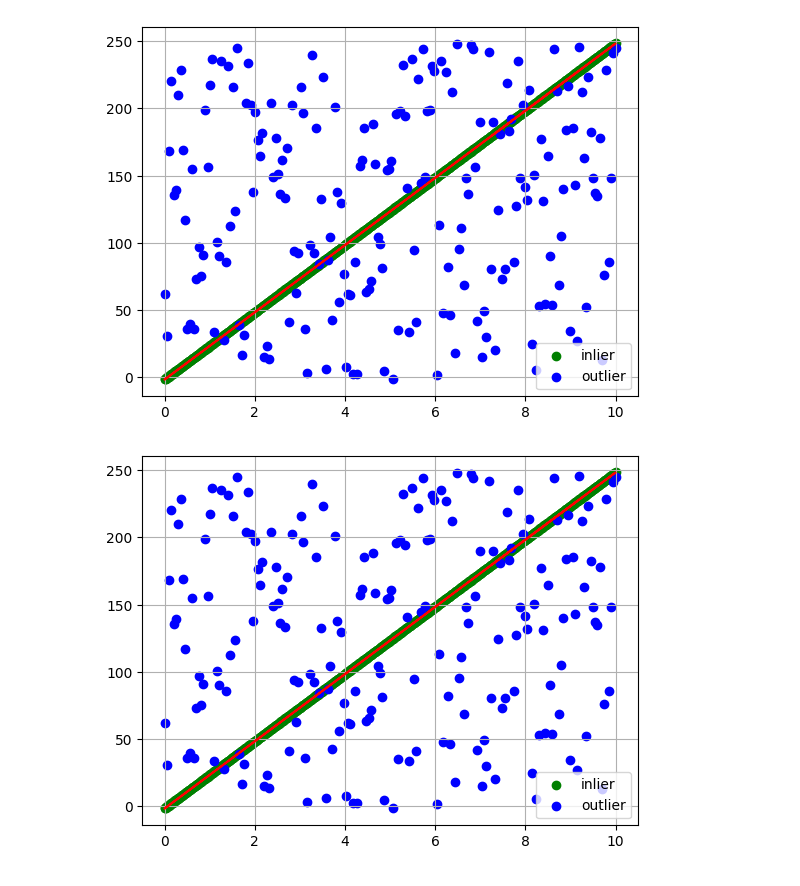
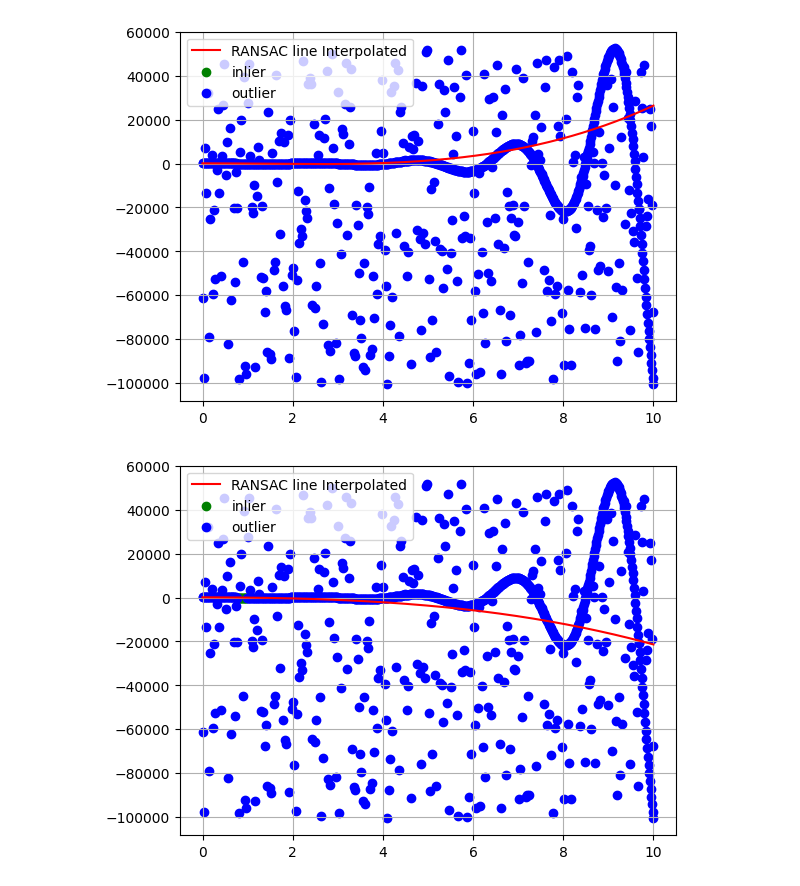
Before and after one commit to B3aRrrr/ML_Set_2, a Jupyter notebook: LAB_RANSAC/test.ipynb, the cells around one changed output. Drawn from its saved outputs; the diff is of its cells as text; code cells hidden in the pictures.

Commit message:
Fixed RANSAC's ploting

```diff
--- a/LAB_RANSAC/test.ipynb
+++ b/LAB_RANSAC/test.ipynb
@@ -7,9 +7,9 @@ from MY_RANSAC import ransac,data,line
 import scipy
 # %%
 rng = default_rng()
-p_gen = data.Point_Generator(1000,0.2)
-X,y = p_gen.generate_case(k=25,b=-1.5,eps=0.1)
-poly_degree = 1
+p_gen = data.Point_Generator(1000,0.35)
+X,y = p_gen.generate_case(k = np.random.uniform(-10,10),b= np.random.uniform(-5,5),eps=0.45,_case_="complex_1")
+poly_degree = 5
 plt.scatter(X,y)
 # %% [output]
 <matplotlib.collections.PathCollection at 0x...>
@@ -35,16 +35,18 @@ plt.show()
 # %%
 Ransac =  ransac.RANSAC()
-case_params = {'x': X, 'y': y,"poly_degree":poly_degree}
+case_params = {'x': X, 'y': y,"iter_num":750,"poly_degree":poly_degree}
 Ransac.set_case(case_params)
 Ransac.fit()
 Ransac.draw()
+print(f"RANSAC.score:" {RANSAC.score})
 # %% [output]
-[figure, old version]
+[figure, new version]
 # %%
 Ransac =  ransac.RANSAC()
-case_params ={'x': X, 'y': y,"poly_degree":poly_degree, 'n_pointsy': 5}
+case_params ={'x': X, 'y': y,"poly_degree":poly_degree, 'n_pointsy': 5,"iter_num":750}
 Ransac.set_case(case_params)
 Ransac.fit()
 Ransac.draw()
+print(f"RANSAC.score:" {RANSAC.score})
 # %% [output]
-[figure, old version]
+[figure, new version]
```
Also changed, not shown: parts of 3 cells of this notebook, 2 other files.
